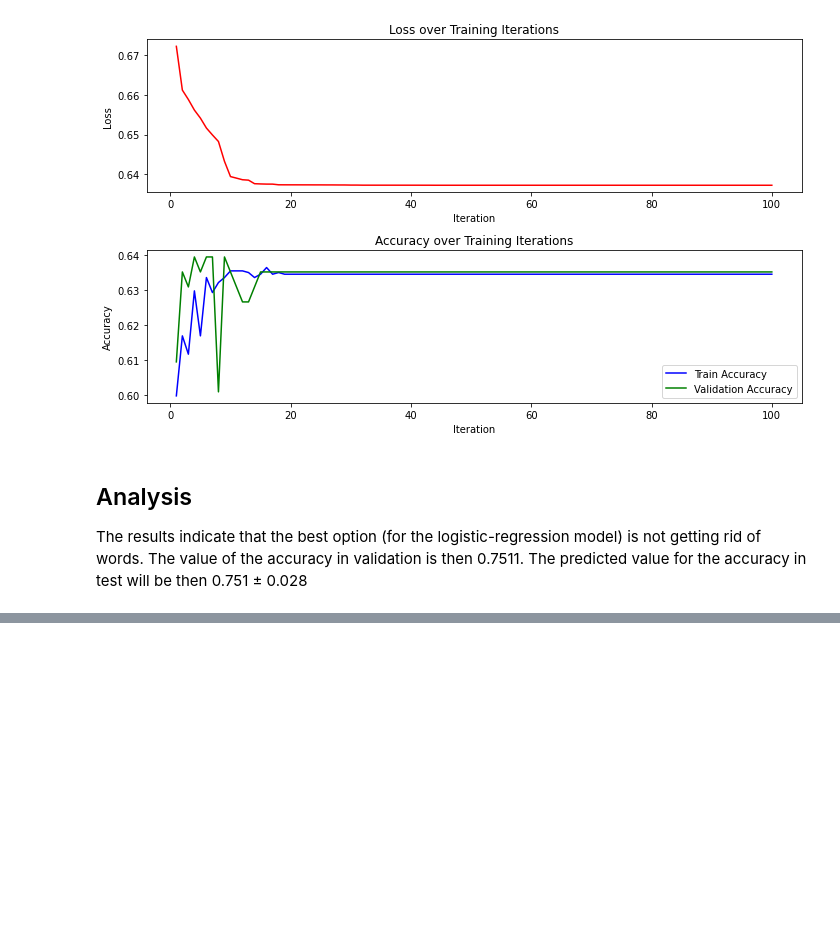
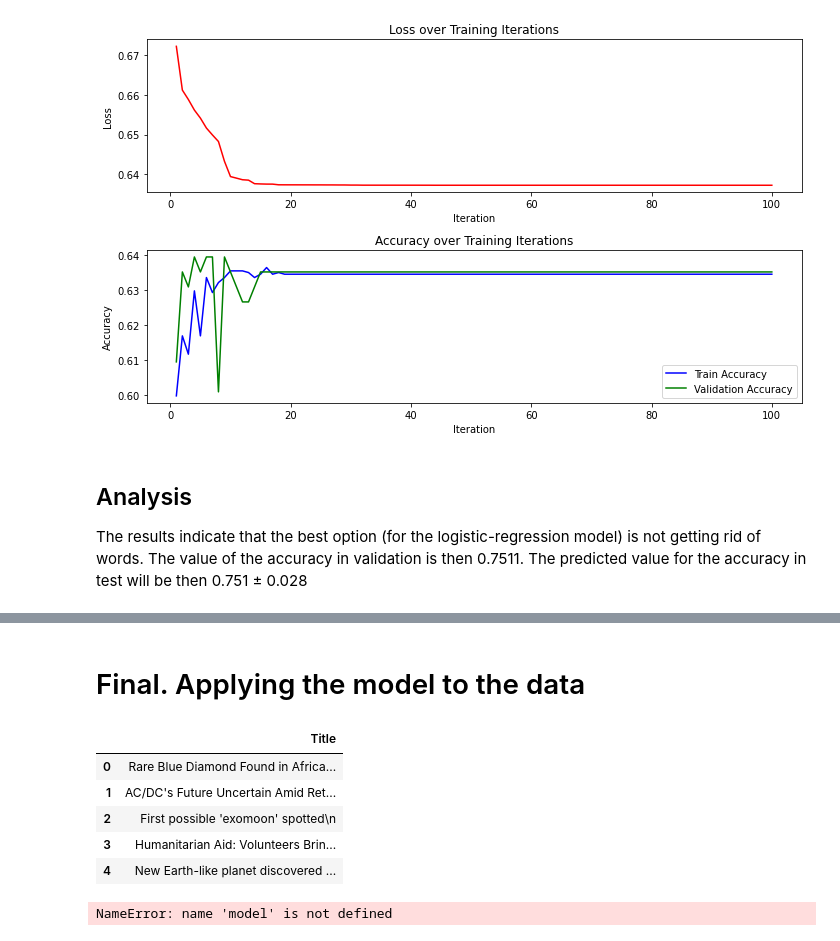
Before and after one commit to JuanCastillo29/Spot-the-fake-data, a Jupyter notebook: FakeNews.ipynb, the cells around one changed output, grey strips where cells are left out. Saved outputs shown, nothing was run; the diff lists cells and outputs as text; code cells hidden in the pictures; blank space fills up the shorter version.

```diff
--- a/FakeNews.ipynb
+++ b/FakeNews.ipynb
@@ -285,0 +367,14 @@ The results indicate that the best option (for the logistic-regression model) is
+# %% [markdown]
+# Final. Applying the model to the data
+# %%
+#Loading the data.
+df_f = pd.read_csv('test_B_text.csv')
+df_f = df_f.drop('Id', axis=1)
+df_f.head()
+# %% [output]
+|  | Title |
+| 0 | Rare Blue Diamond Found in Africa... |
+| 1 | AC/DC's Future Uncertain Amid Ret... |
+| 2 | First possible 'exomoon' spotted\n |
+| 3 | Humanitarian Aid: Volunteers Brin... |
+| 4 | New Earth-like planet discovered ... |
@@ -285,0 +390,8 @@ The results indicate that the best option (for the logistic-regression model) is
+# %%
+#Applying the model to the data
+y = model.predict(x)
+label_mapping = {0: "fake", 1: "real"}
+y= np.vectorize(label_mapping.get)(y)
+y
+# %% [output]
+NameError: name 'model' is not defined
```
Also changed, not shown: parts of 11 cells of this notebook.
